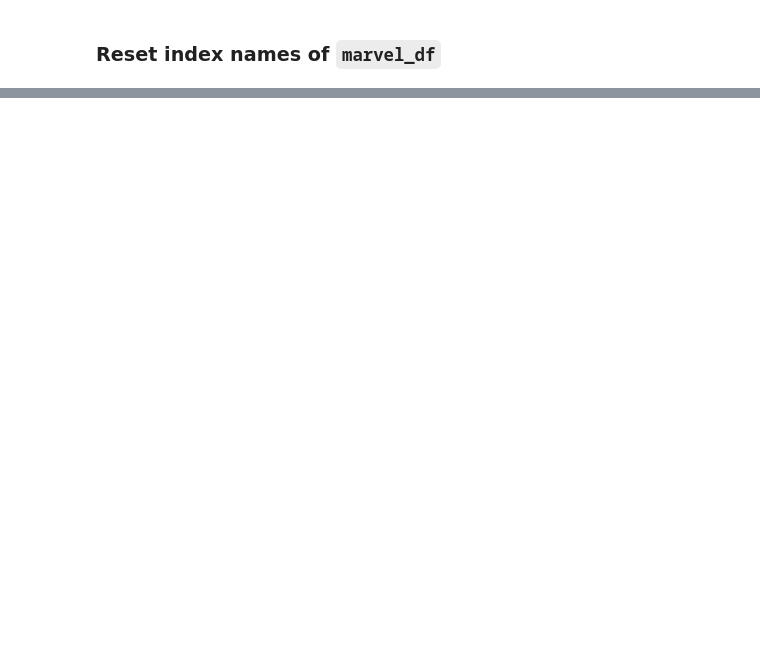
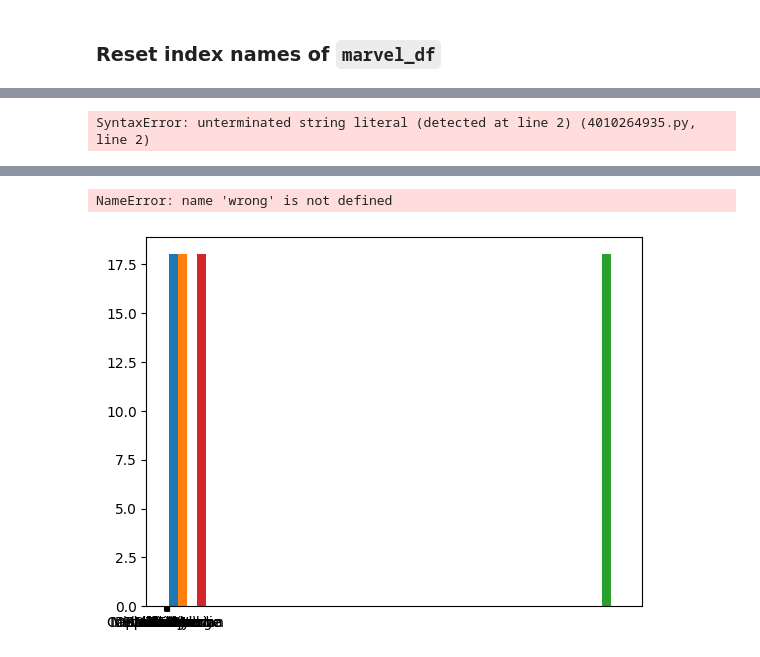
Before and after one commit to ejwang8/PandasExercises, a Jupyter notebook: 4 - Pandas DataFrames exercises.ipynb, the cells around one changed output, grey strips where cells are left out. Saved outputs shown, nothing was run; the diff lists cells and outputs as text; code cells hidden in the pictures; blank space fills up the shorter version.

Commit message:
attempt w errors of 4

```diff
--- a/4 - Pandas DataFrames exercises.ipynb
+++ b/4 - Pandas DataFrames exercises.ipynb
@@ -81,3 +118,5 @@ marvel_data = [
 ### Drop 'Namor' and 'Hank Pym' rows
 # %%
 # your code goes here
+marvel_df.drop(['Namor', 'Hank Pym'], inplace=True)
+marvel_df
@@ -121,3 +231,5 @@ marvel_data = [
 ### Modify the `first_appearance` of 'Vision' to year 1964
 # %%
 # your code goes here
+marvel_df.loc['Vision', 'First Appearance'] = 1964
+marvel_df.loc['Vision', 'First Appearance']
@@ -127,3 +241,5 @@ marvel_data = [
 ### Add a new column to `marvel_df` called 'years_since' with the years since `first_appearance`
 # %%
 # your code goes here
+marvel_df['years_since'] = 2025 - marvel_df['First Appearance']
+marvel_df.head()
@@ -187,3 +370,5 @@ marvel_data = [
 ### Reset index names of `marvel_df`
 # %%
 # your code goes here
+marvel_df = marvel_df.reset_index()
+marvel_df.head()
@@ -196,8 +386,17 @@ marvel_data = [
+# %%
+# your code goes here
+marvel_df['First Appearance'].plot() - doesn't seem right x and y are flipped
+# %% [output]
+SyntaxError: unterminated string literal (detected at line 2) (4010264935.py, line 2)
 # %% [markdown]
 ![green-divider](https://user-images.githubusercontent.com/7065401/52071924-c003ad80-2562-11e9-8297-1c6595f8a7ff.png)
 
 ### Plot a histogram (plot.hist) with values of `first_appearance`
 # %%
 # your code goes here
+plt.hist(marvel_df) - wrong
+# %% [output]
+NameError: name 'wrong' is not defined
+[figure, added]
 # %% [markdown]
 ![purple-divider](https://user-images.githubusercontent.com/7065401/52071927-c1cd7100-2562-11e9-908a-dde91ba14e59.png)
```
Also changed, not shown: parts of 23 cells of this notebook, 1 other file.
